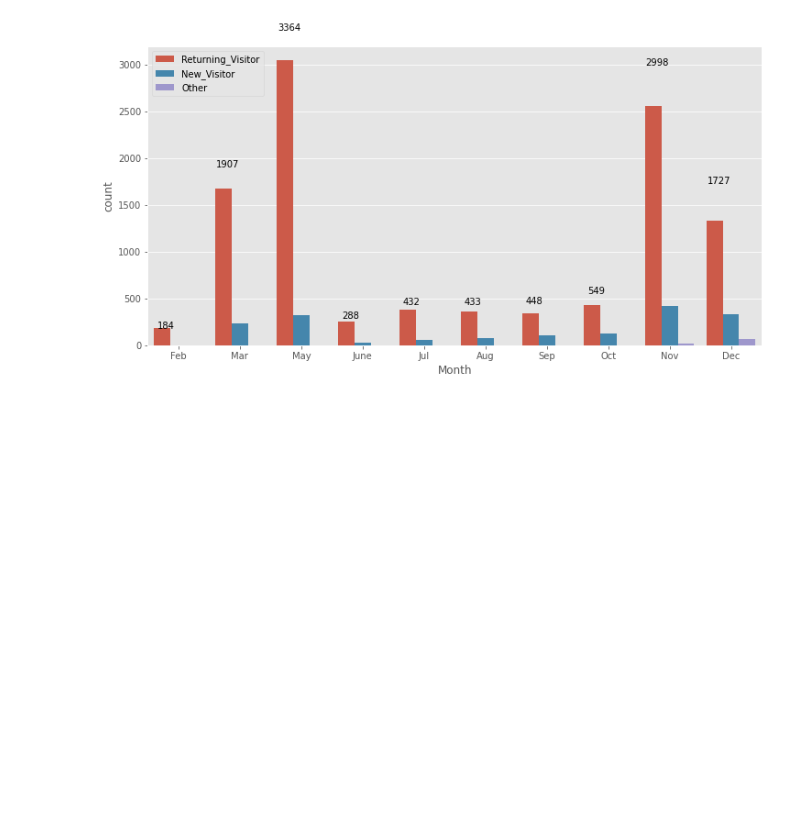
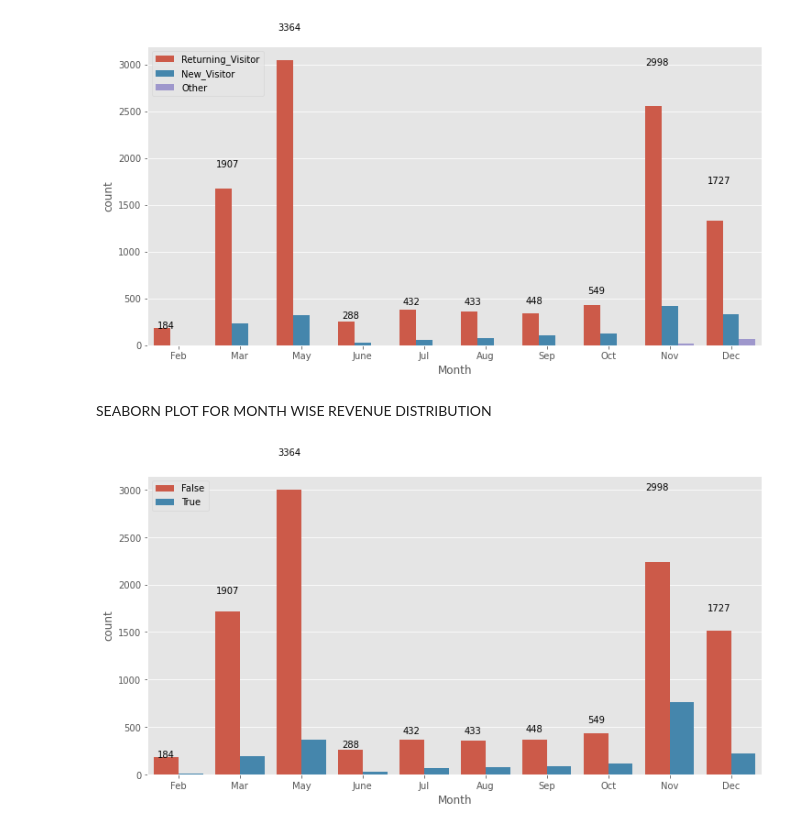
Before and after one commit to srimantmahapatra/srimant_code_repo_pub, a Jupyter notebook: Online_Shoppers_Purchasing_Intention.ipynb, the cells around one changed output. Drawn from its saved outputs; the diff is of its cells as text; code cells hidden in the pictures; blank space fills up the shorter version.

```diff
--- a/Online_Shoppers_Purchasing_Intention.ipynb
+++ b/Online_Shoppers_Purchasing_Intention.ipynb
@@ -179,3 +231,15 @@ for i, v in enumerate(df.groupby('Month',observed=True).size()):
     g.text(ind[i]-.2 ,v-.4,str(v),color='black', ha="center")
 # %% [output]
 [figure]
+# %% [markdown]
+SEABORN PLOT FOR MONTH WISE REVENUE DISTRIBUTION
+# %%
+fig_dims = (12, 6)
+fig, ax = plt.subplots(figsize=fig_dims)
+ind = [x for x, _ in enumerate(df['Month'].unique())]
+g= sns.countplot(x='Month',hue='Revenue',data= df,ax=ax)
+g.legend(loc=2)
+for i, v in enumerate(df.groupby('Month',observed=True).size()):
+    g.text(ind[i]-.2 ,v-.4,str(v),color='black', ha="center")
+# %% [output]
+[figure, added]
```
Also changed, not shown: parts of 26 cells of this notebook.
